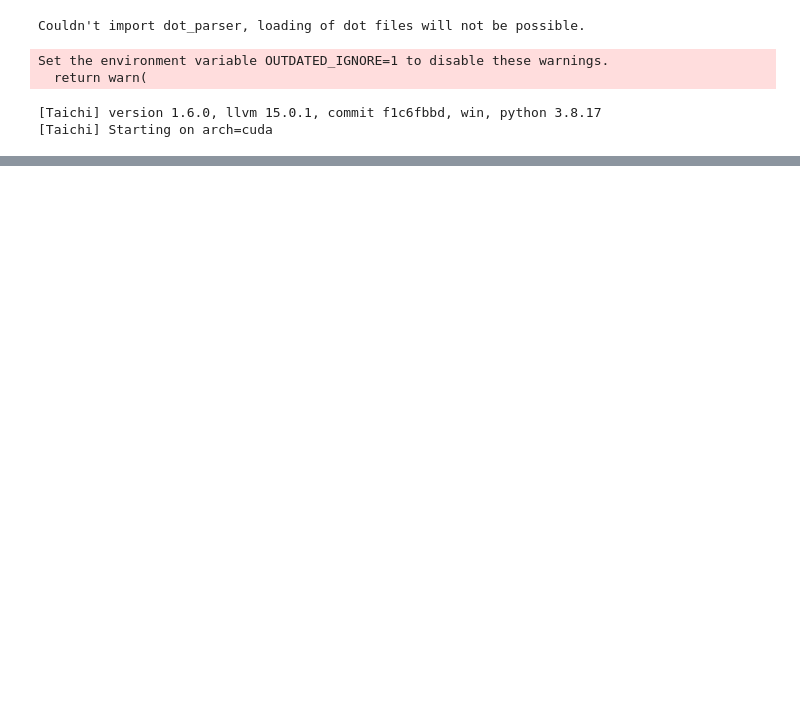
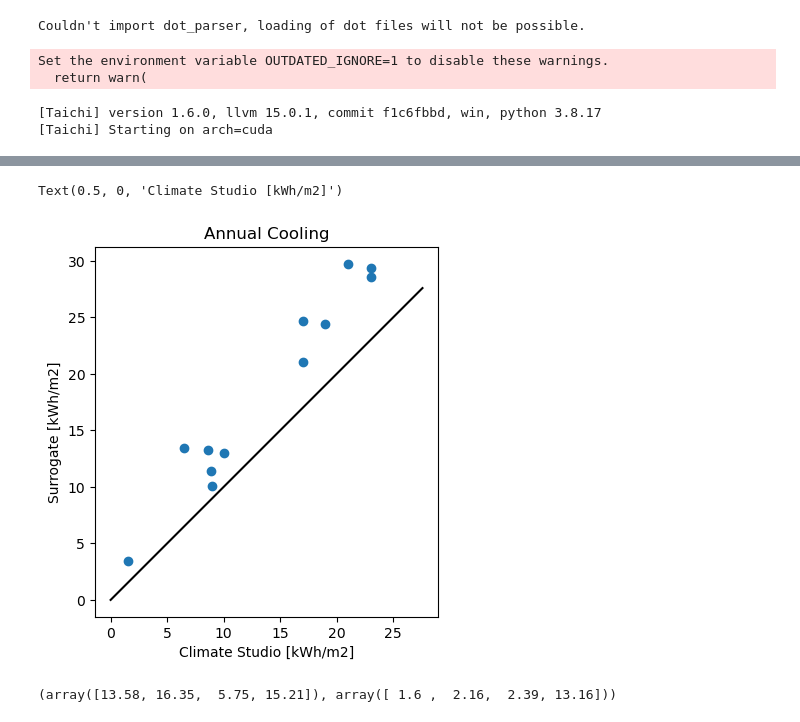
Before and after one commit to szvsw/ml-for-building-energy-modeling, a Jupyter notebook: ml-for-bem/notebooks/predict.ipynb, the cells around one changed output, grey strips where cells are left out. Cells and saved outputs as stored; diff of their text form; code cells hidden in the pictures; blank space fills up the shorter version.

```diff
--- a/ml-for-bem/notebooks/predict.ipynb
+++ b/ml-for-bem/notebooks/predict.ipynb
@@ -125,0 +166,25 @@ LOCAL_RANK: 0 - CUDA_VISIBLE_DEVICES: [0]
+# %%
+shoebox_annual = shoebox_predictions.T.groupby(level=[0,1]).sum().T
+shoebox_annual["Core"]["Cooling"] /= 3
+shoebox_annual["Core"]["Heating"] /= 0.8
+shoebox_annual["Perimeter"]["Cooling"] /= 3
+shoebox_annual["Perimeter"]["Heating"] /= 0.8
+perim_depth = umi_test.perim_offset
+df = (shoebox_annual["Core"] * perim_depth*features.core_2_perim.values.reshape(-1,1) + shoebox_annual["Perimeter"] * perim_depth) / (perim_depth+perim_depth*features.core_2_perim.values.reshape(-1,1))
+df["orientation"] = features["orientation"].values
+df["floor_name"] = features["floor_name"].values
+# df[(df["floor_name"] == "bottom" ) & (df["orientation"] == "east")]
+df = df.sort_values(by=["floor_name", "orientation"])
+df["orientation"] = df["orientation"].apply(lambda x: ["south", "east", "north", "west"][x])
+df
+
+true_cooling = np.array([9,6.5,1.55,8.61,23,21,10,23,17,17,8.9,19])
+true_heating = np.array([43,56,69,56,18,48,70,44,76,119,148,115])
+np.abs((true_cooling - df["Cooling"].values)).mean()
+np.abs((true_heating - df["Heating"].values)).mean()
+elec_add_in = 0
+total = (true_cooling+true_heating+elec_add_in)
+total_pred = (df["Cooling"].values+df["Heating"].values+elec_add_in)
+(np.abs(total - total_pred)**2).mean()**0.5 / (total.mean())
+(np.abs(total-total_pred) / total).mean()
+np.abs(total.mean()- total_pred.mean()) / total.mean()
@@ -125,0 +227,41 @@ LOCAL_RANK: 0 - CUDA_VISIBLE_DEVICES: [0]
+# %%
+import matplotlib.pyplot as plt
+
+plt.scatter(true_cooling, df["Cooling"].values)
+plt.plot([0,true_cooling.max()*1.2],[0,true_cooling.max()*1.2], color="black")
+plt.gca().set_aspect("equal")
+plt.title("Annual Cooling")
+plt.ylabel("Surrogate [kWh/m2]")
+plt.xlabel("Climate Studio [kWh/m2]")
+# %% [output]
+Text(0.5, 0, 'Climate Studio [kWh/m2]')
+[figure, added]
+# %%
+core_heating = (
+    np.array(
+        [
+            160,
+            216,
+            239,
+            1316,
+        ]
+    )
+    / 100
+)
+
+core_cooling = (
+    np.array(
+        [
+            1358,
+            1635,
+            575,
+            1521
+        ]
+    )
+    / 100
+)
+
+
+core_cooling, core_heating
+# %% [output]
+(array([13.58, 16.35,  5.75, 15.21]), array([ 1.6 ,  2.16,  2.39, 13.16]))
```
Also changed, not shown: parts of 17 cells of this notebook, 4 other files.
